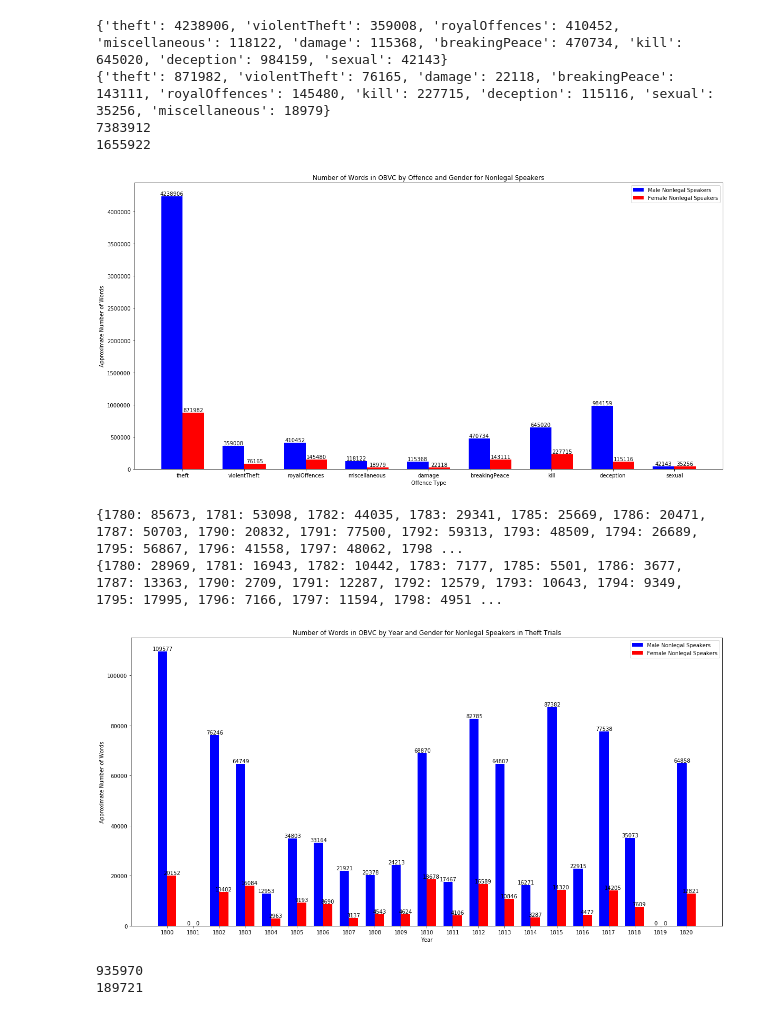
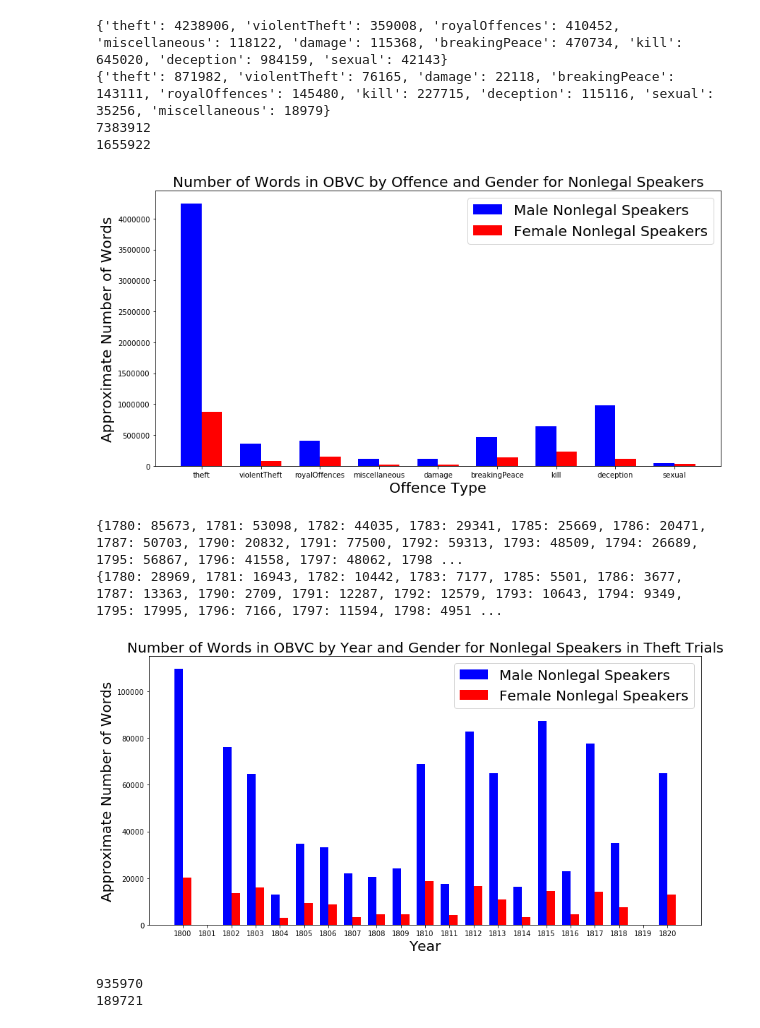
Before and after one commit to julieweeds/oldbailey-corpling, a Jupyter notebook: notebooks/eda.ipynb, the cells around one changed output. Saved outputs shown, nothing was run; the diff lists cells and outputs as text; code cells hidden in the pictures.

```diff
--- a/notebooks/eda.ipynb
+++ b/notebooks/eda.ipynb
@@ -188,27 +200,27 @@ toplot=[ms,fs]
 width=0.35
 N=len(xs)
 ind=np.arange(N)
-fig,ax=plt.subplots(figsize=(20,10))
+fig,ax=plt.subplots(figsize=(14,7))
 colors=['b','r']
 rectset=[]
 for i,plotset in enumerate(toplot):
     rectset.append(ax.bar(ind+(i-0.5)*width,plotset,width,color=colors[i]))
 
-for rects in rectset:
-    for rect in rects:
-        height = rect.get_height()
-        ax.text(rect.get_x() + rect.get_width() / 2., height + 1,
-        '%1.0f' % height,ha='center', va='bottom')
+#for rects in rectset:
+#    for rect in rects:
+#        height = rect.get_height()
+#        ax.text(rect.get_x() + rect.get_width() / 2., height + 1,
+#        '%1.0f' % height,ha='center', va='bottom')
 
 ax.set_xticks(ind)
 ax.set_xticklabels(xs)
-ax.legend(['Male Nonlegal Speakers','Female Nonlegal Speakers'])
-ax.set_xlabel('Offence Type')
-ax.set_ylabel("Approximate Number of Words")
-ax.set_title('Number of Words in OBVC by Offence and Gender for Nonlegal Speakers')
+ax.legend(['Male Nonlegal Speakers','Female Nonlegal Speakers'],fontsize=20)
+ax.set_xlabel('Offence Type',fontsize=20)
+ax.set_ylabel("Approximate Number of Words",fontsize=20)
+ax.set_title('Number of Words in OBVC by Offence and Gender for Nonlegal Speakers',fontsize=20)
 plt.show()
 # %% [output]
-[figure, old version]
+[figure, new version]
 # %%
 myoffence='theft'
 maletheftdict={}
@@ -233,38 +245,38 @@ print(femaletheftdict)
 # %%
 years=range(1800,1821,1)
 ms=[]
 fs=[]
 labels=[]
 for y in years:
     ms.append(maletheftdict.get(y,0))
     fs.append(femaletheftdict.get(y,0))
     labels.append(str(y))
 toplot=[ms,fs]
 
 width=0.35
 N=len(years)
 ind=np.arange(N)
-fig,ax=plt.subplots(figsize=(20,10))
+fig,ax=plt.subplots(figsize=(14,7))
 colors=['b','r']
 rectset=[]
 for i,plotset in enumerate(toplot):
     rectset.append(ax.bar(ind+(i-0.5)*width,plotset,width,color=colors[i]))
 
-for rects in rectset:
-    for rect in rects:
-        height = rect.get_height()
-        ax.text(rect.get_x() + rect.get_width() / 2., height + 1,
-        '%1.0f' % height,ha='center', va='bottom')
+#for rects in rectset:
+#    for rect in rects:
+#        height = rect.get_height()
+#        ax.text(rect.get_x() + rect.get_width() / 2., height + 1,
+#        '%1.0f' % height,ha='center', va='bottom')
 
 ax.set_xticks(ind)
 ax.set_xticklabels(labels)
-ax.legend(['Male Nonlegal Speakers','Female Nonlegal Speakers'])
-ax.set_xlabel('Year')
-ax.set_ylabel("Approximate Number of Words")
-ax.set_title('Number of Words in OBVC by Year and Gender for Nonlegal Speakers in Theft Trials')
+ax.legend(['Male Nonlegal Speakers','Female Nonlegal Speakers'],fontsize=20)
+ax.set_xlabel('Year',fontsize=20)
+ax.set_ylabel("Approximate Number of Words",fontsize=20)
+ax.set_title('Number of Words in OBVC by Year and Gender for Nonlegal Speakers in Theft Trials',fontsize=20)
 plt.show()
 # %% [output]
-[figure, old version]
+[figure, new version]
 # %%
 print(sum(ms))
 print(sum(fs))
```
Also changed, not shown: parts of 2 cells of this notebook, 2 other files.
